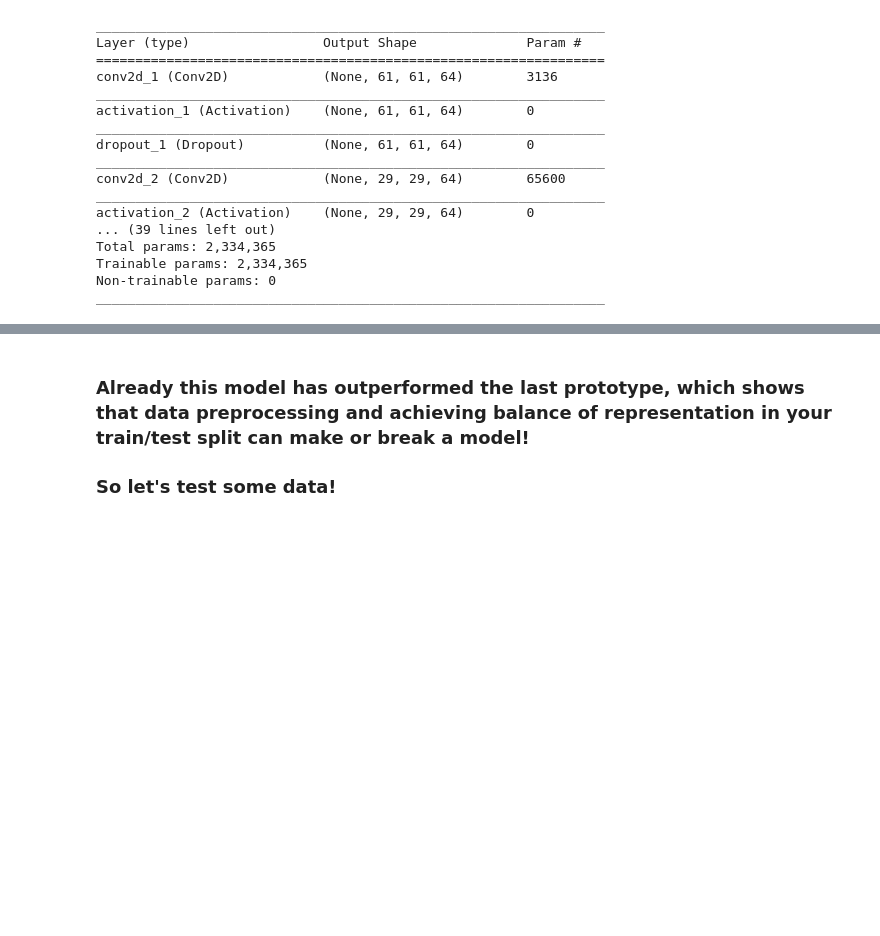
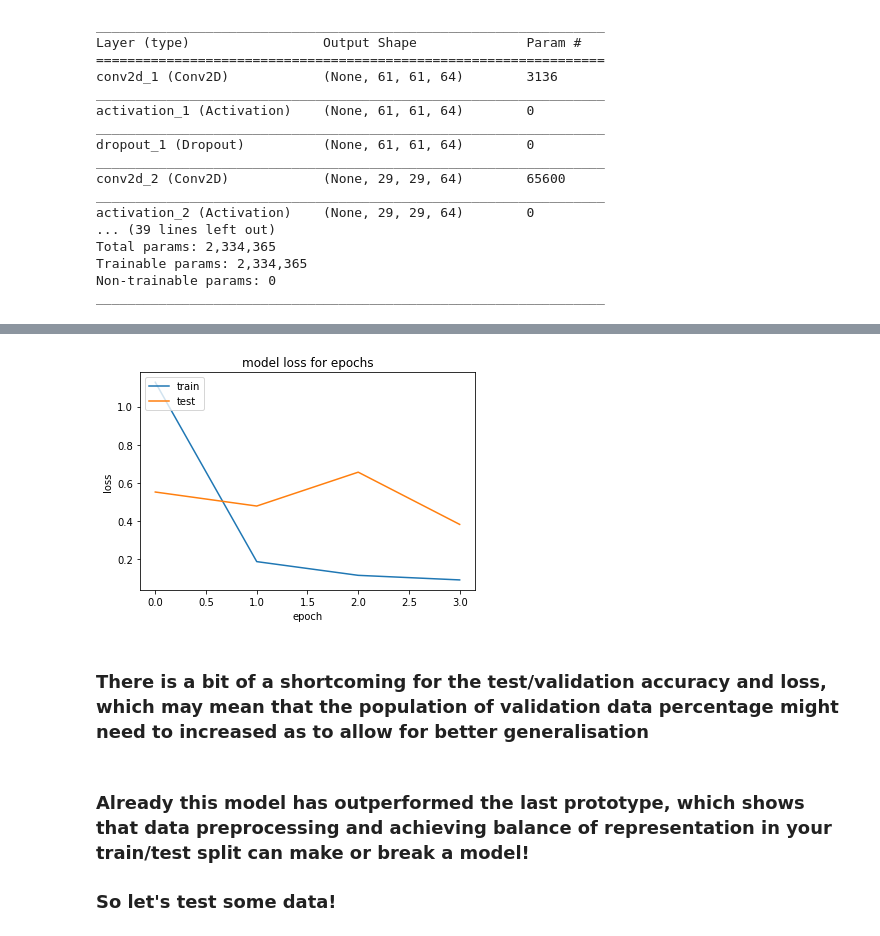
Before and after one commit to morrissa/Sign-Language-Classifer, a Jupyter notebook: Sign Language Classifier-v2.ipynb, the cells around one changed output, grey strips where cells are left out. Saved outputs shown, nothing was run; the diff lists cells and outputs as text; code cells hidden in the pictures; blank space fills up the shorter version.

```diff
--- a/Sign Language Classifier-v2.ipynb
+++ b/Sign Language Classifier-v2.ipynb
@@ -168,3 +184,15 @@ Epoch 4/4
+# %%
+plt.plot(results.history['loss'])
+plt.plot(results.history['val_loss'])
+plt.title('model loss for epochs')
+plt.ylabel('loss')
+plt.xlabel('epoch')
+plt.legend(['train', 'test'], loc='upper left')
+plt.show()
+# %% [output]
+[figure, added]
+# %% [markdown]
+### There is a bit of a shortcoming for the test/validation accuracy and loss, which may mean that the population of validation data percentage might need to increased as to allow for better generalisation
 # %% [markdown]
 ### Already this model has outperformed the last prototype, which shows that data preprocessing and achieving balance of representation in your train/test split can make or break a model!
 
```
Also changed, not shown: parts of 11 cells of this notebook, 28 other files.
